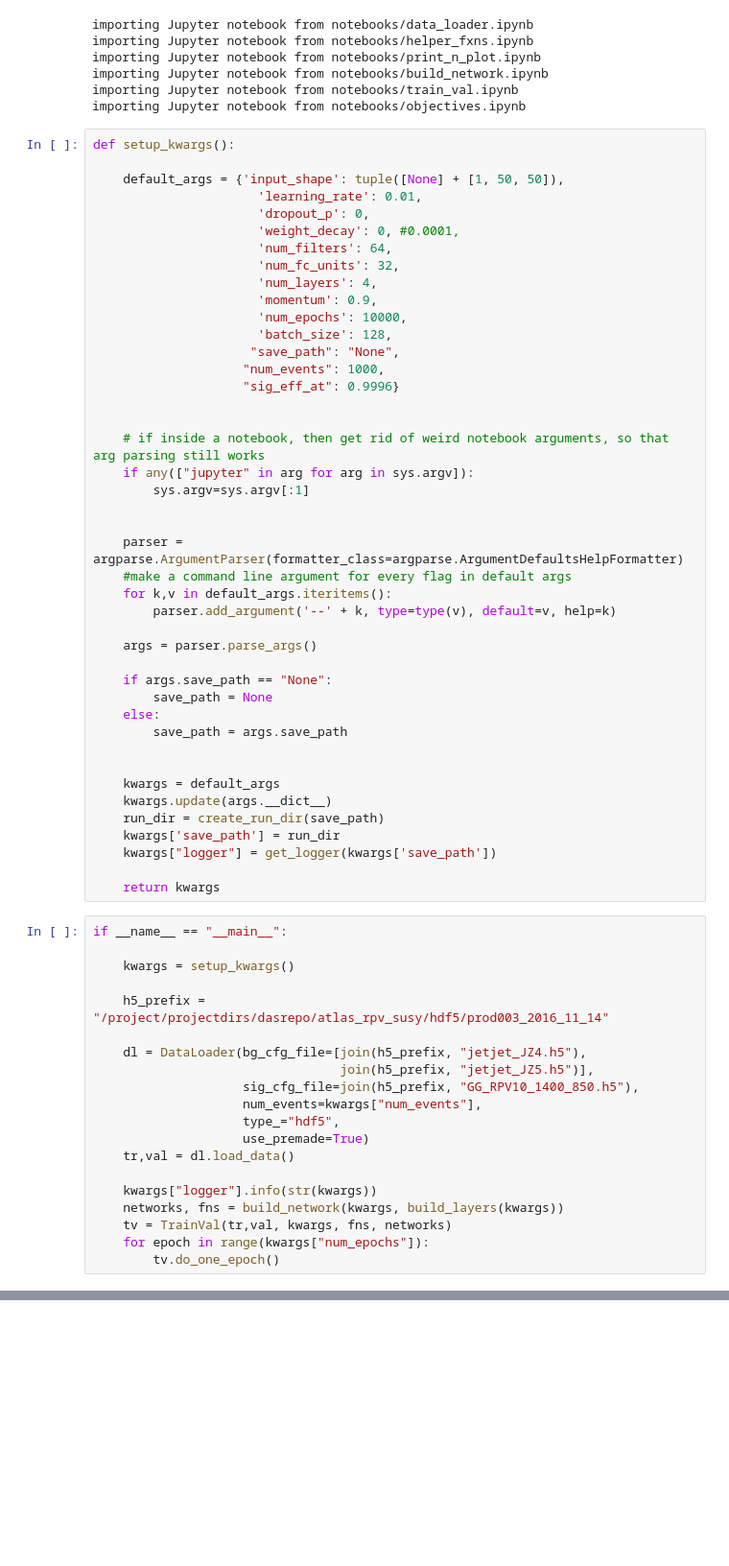
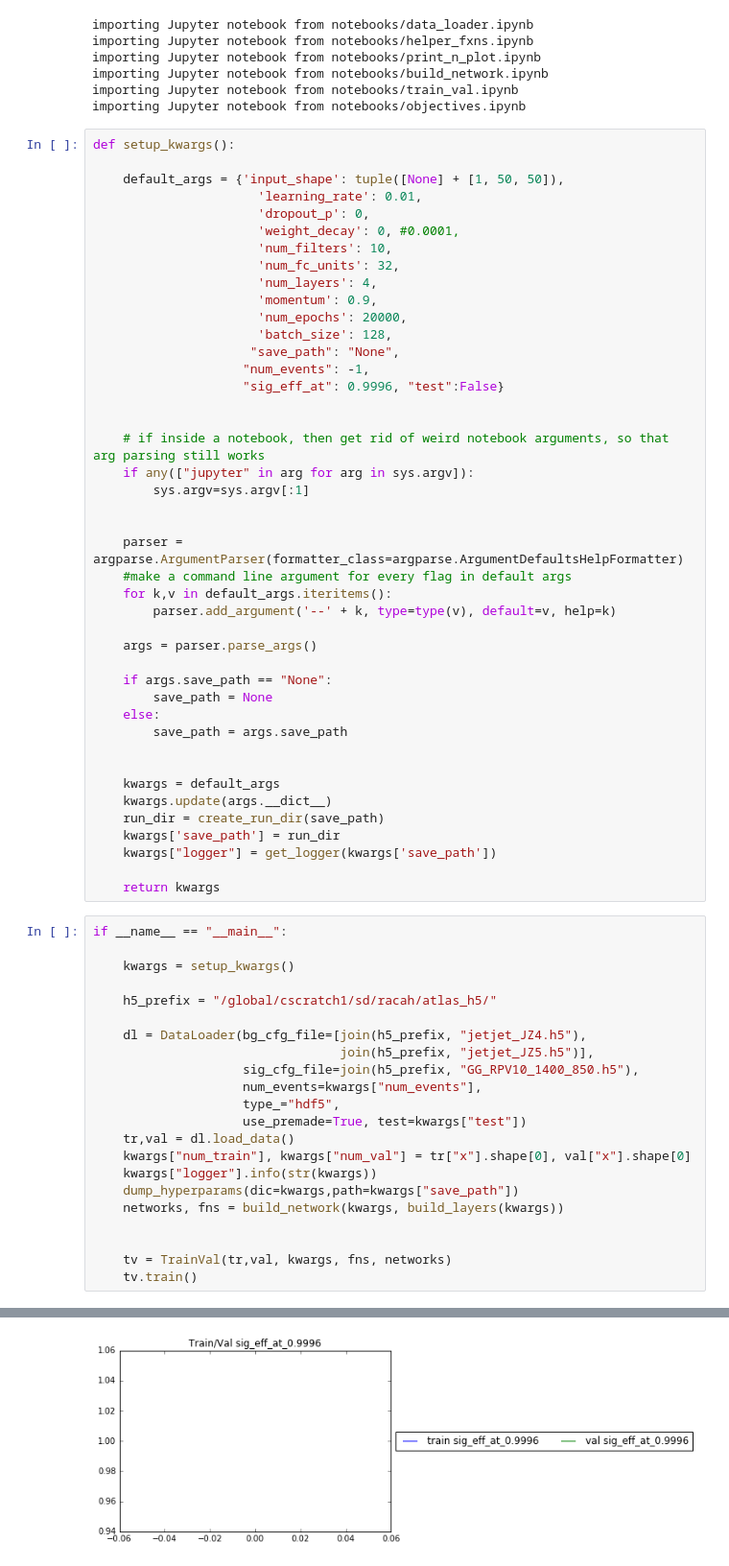
Before and after one commit to eracah/atlas_dl, a Jupyter notebook: atlas_main.ipynb, the cells around one changed output, grey strips where cells are left out. Shown at 96% size. Cells and saved outputs as stored; diff of their text form; blank space fills up the shorter version.

```diff
--- a/atlas_main.ipynb
+++ b/atlas_main.ipynb
@@ -35,15 +35,15 @@ def setup_kwargs():
                       'learning_rate': 0.01,
                       'dropout_p': 0,
                       'weight_decay': 0, #0.0001,
-                      'num_filters': 64,
+                      'num_filters': 10,
                       'num_fc_units': 32,
                       'num_layers': 4,
                       'momentum': 0.9,
-                      'num_epochs': 10000,
+                      'num_epochs': 20000,
                       'batch_size': 128,
                      "save_path": "None",
-                    "num_events": 1000,
-                    "sig_eff_at": 0.9996}
+                    "num_events": -1,
+                    "sig_eff_at": 0.9996, "test":False}
 
 
     # if inside a notebook, then get rid of weird notebook arguments, so that arg parsing still works
@@ -76,19 +76,21 @@ if __name__ == "__main__":
 
     kwargs = setup_kwargs()
 
-    h5_prefix = "/project/projectdirs/dasrepo/atlas_rpv_susy/hdf5/prod003_2016_11_14"
+    h5_prefix = "/global/cscratch1/sd/racah/atlas_h5/"
 
     dl = DataLoader(bg_cfg_file=[join(h5_prefix, "jetjet_JZ4.h5"),
                                  join(h5_prefix, "jetjet_JZ5.h5")],
                     sig_cfg_file=join(h5_prefix, "GG_RPV10_1400_850.h5"),
                     num_events=kwargs["num_events"],
                     type_="hdf5",
-                    use_premade=True)
+                    use_premade=True, test=kwargs["test"])
     tr,val = dl.load_data()
+    kwargs["num_train"], kwargs["num_val"] = tr["x"].shape[0], val["x"].shape[0]
+    kwargs["logger"].info(str(kwargs))
+    dump_hyperparams(dic=kwargs,path=kwargs["save_path"])
+    networks, fns = build_network(kwargs, build_layers(kwargs))
 
-    kwargs["logger"].info(str(kwargs))
-    networks, fns = build_network(kwargs, build_layers(kwargs))
+
     tv = TrainVal(tr,val, kwargs, fns, networks)
-    for epoch in range(kwargs["num_epochs"]):
-        tv.do_one_epoch()
+    tv.train()
 # %% [output]
@@ -130,0 +135 @@ beginning epoch 0
+[figure, added]
```
Also changed, not shown: parts of 1 cell of this notebook, 10 other files.
